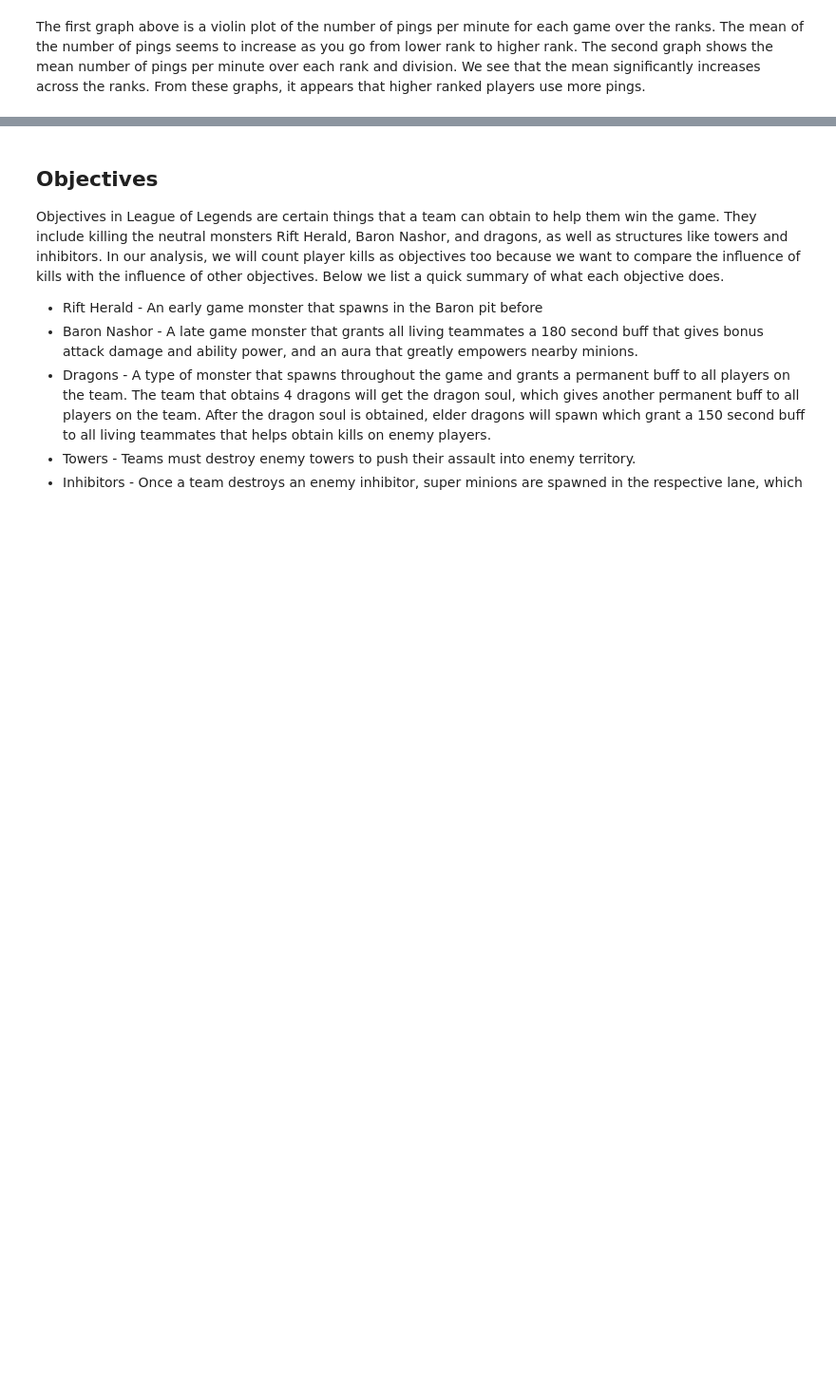
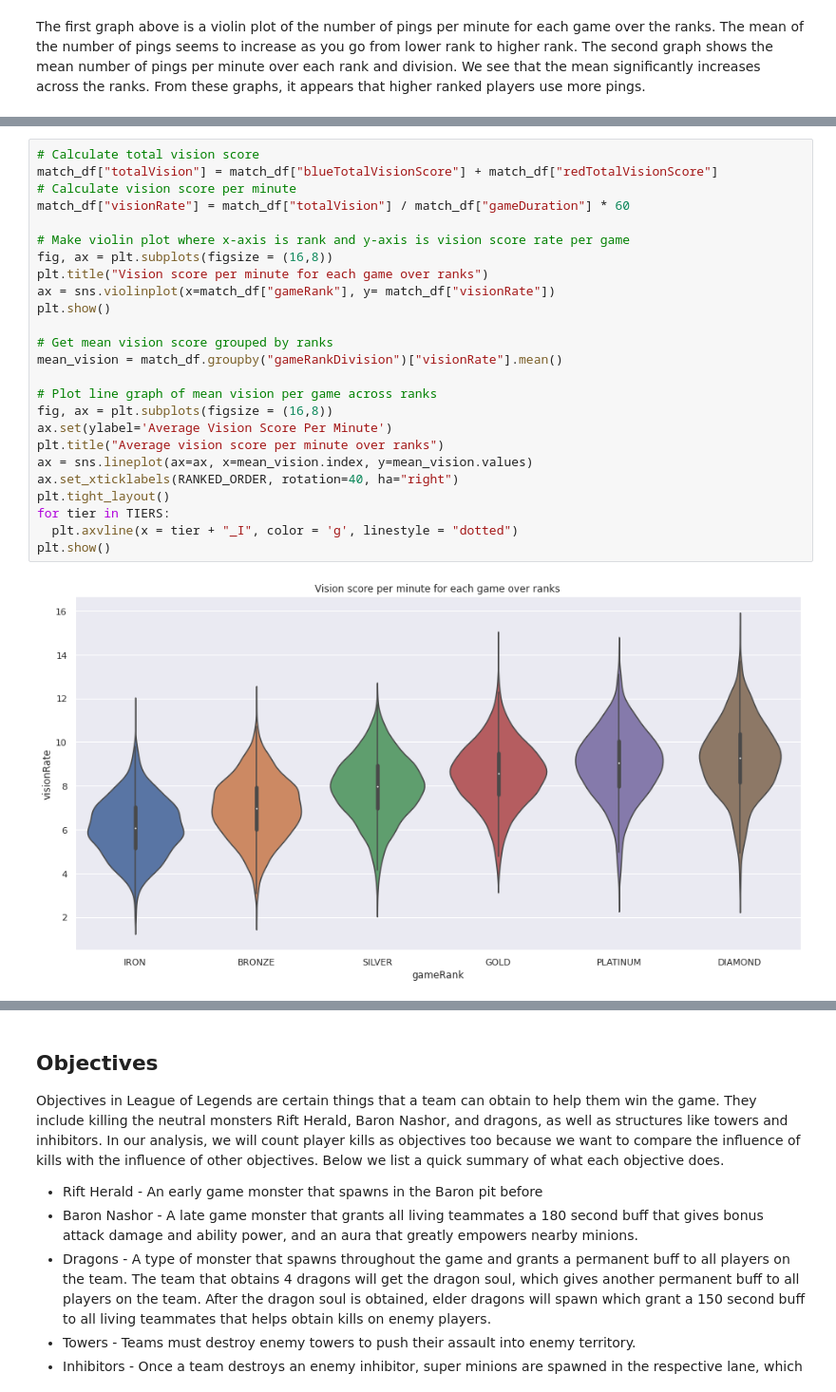
Before and after one commit to mfang7/mfang7.github.io, a Jupyter notebook: 320_leg_data.ipynb, the cells around one changed output, grey strips where cells are left out. Shown at 95% size. Drawn from its saved outputs; the diff is of its cells as text; blank space fills up the shorter version.

```diff
--- a/320_leg_data.ipynb
+++ b/320_leg_data.ipynb
@@ -691,0 +751,27 @@ The graph above is a violin plot of the difference of pings per minute over the
+# %%
+# Calculate total vision score
+match_df["totalVision"] = match_df["blueTotalVisionScore"] + match_df["redTotalVisionScore"]
+# Calculate vision score per minute
+match_df["visionRate"] = match_df["totalVision"] / match_df["gameDuration"] * 60
+
+# Make violin plot where x-axis is rank and y-axis is vision score rate per game
+fig, ax = plt.subplots(figsize = (16,8))
+plt.title("Vision score per minute for each game over ranks")
+ax = sns.violinplot(x=match_df["gameRank"], y= match_df["visionRate"])
+plt.show()
+
+# Get mean vision score grouped by ranks
+mean_vision = match_df.groupby("gameRankDivision")["visionRate"].mean()
+
+# Plot line graph of mean vision per game across ranks
+fig, ax = plt.subplots(figsize = (16,8))
+ax.set(ylabel='Average Vision Score Per Minute')
+plt.title("Average vision score per minute over ranks")
+ax = sns.lineplot(ax=ax, x=mean_vision.index, y=mean_vision.values)
+ax.set_xticklabels(RANKED_ORDER, rotation=40, ha="right")
+plt.tight_layout()
+for tier in TIERS:
+  plt.axvline(x = tier + "_I", color = 'g', linestyle = "dotted")
+plt.show()
+# %% [output]
+[figure, added]
```
Also changed, not shown: parts of 73 cells of this notebook, 1 other file.
